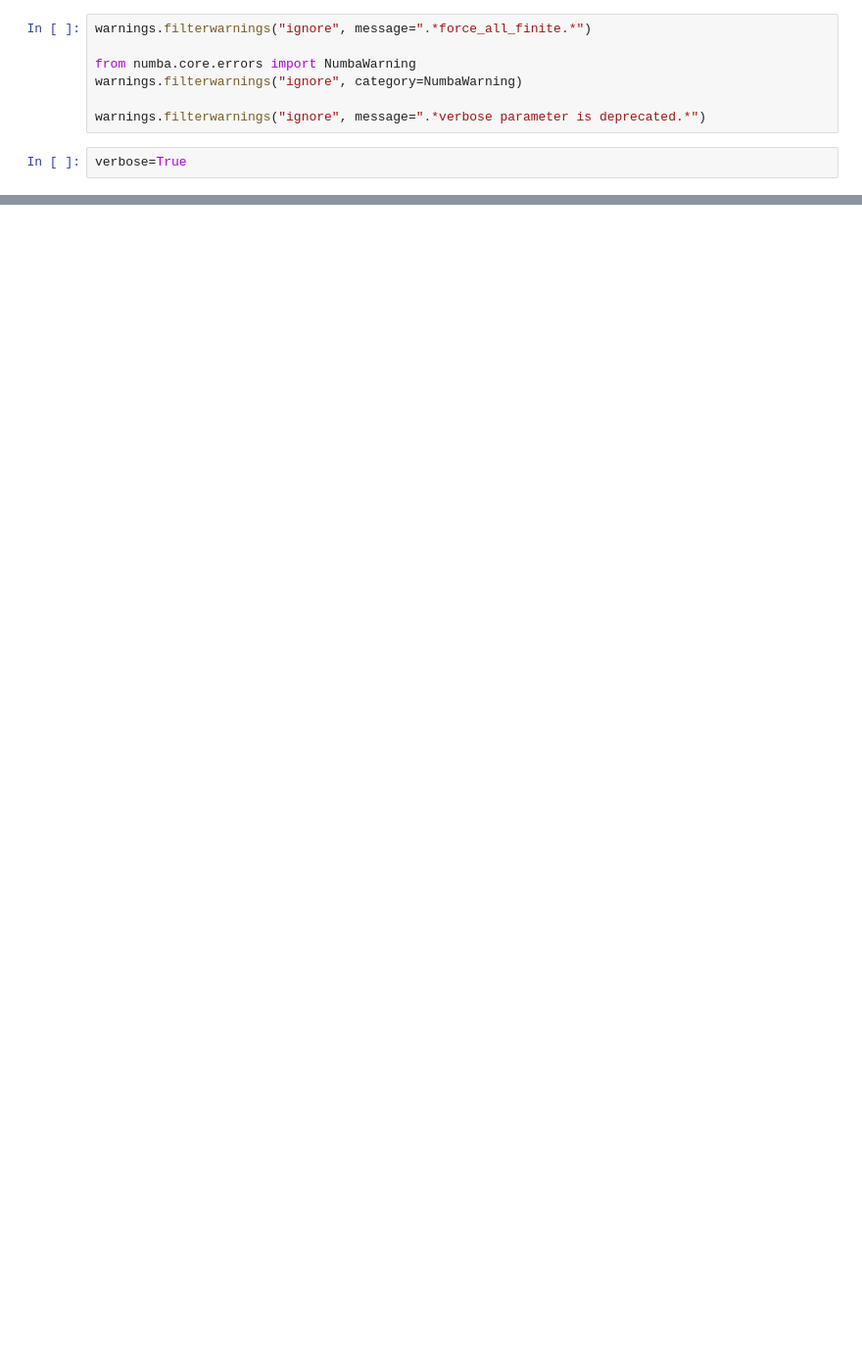
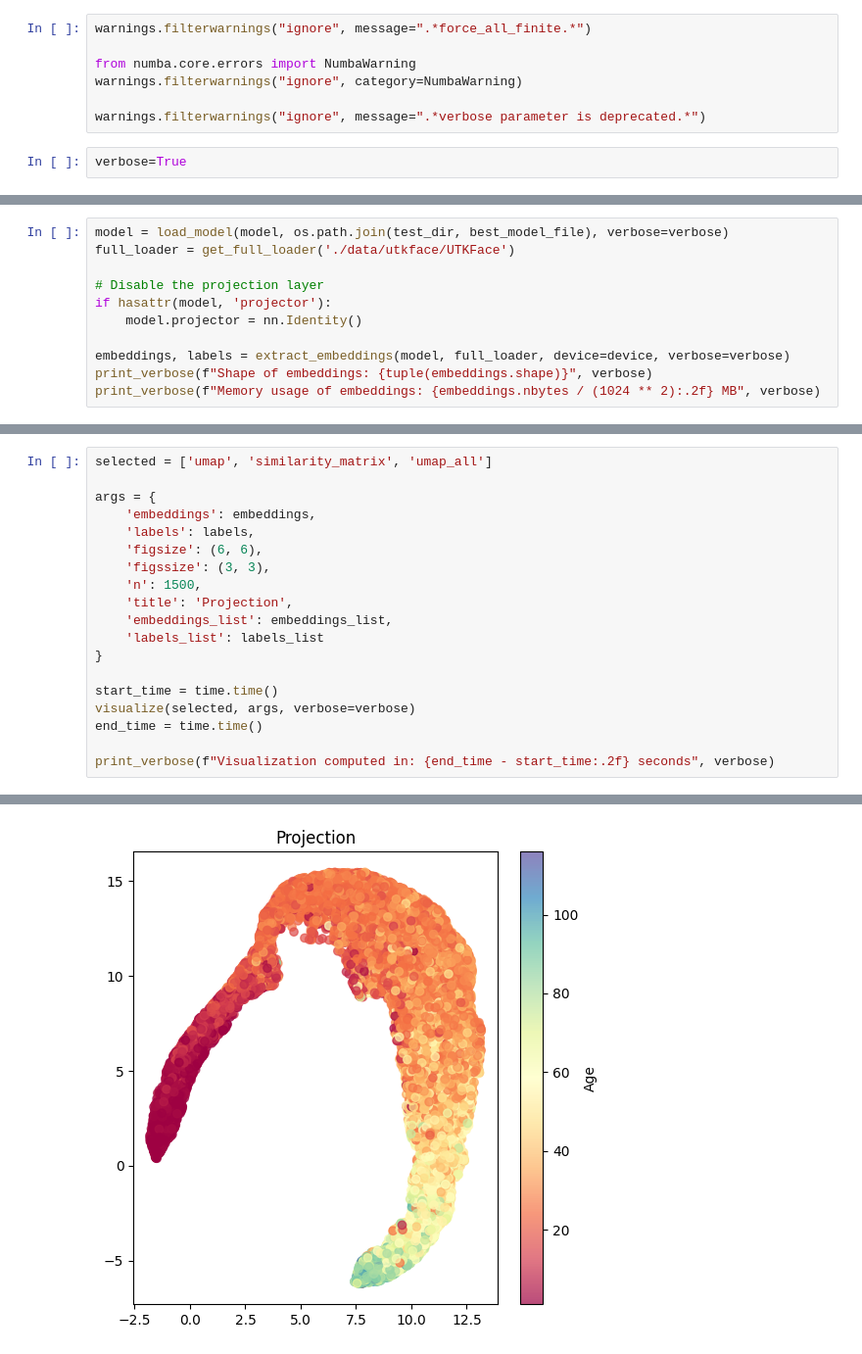
Before and after one commit to nicolaifrech/TumorMalignancyPrediction, a Jupyter notebook: 2d_RankNContrast.ipynb, the cells around one changed output, grey strips where cells are left out. Shown at 98% size. Cells and saved outputs as stored; diff of their text form; blank space fills up the shorter version.

Commit message:
refactored visualization to allow to choose plots

```diff
--- a/2d_RankNContrast.ipynb
+++ b/2d_RankNContrast.ipynb
@@ -102,0 +89,11 @@ print_verbose(f"Visualization computed in: {end_time - start_time:.2f} seconds",
+# %%
+model = load_model(model, os.path.join(test_dir, best_model_file), verbose=verbose)
+full_loader = get_full_loader('./data/utkface/UTKFace')
+
+# Disable the projection layer
+if hasattr(model, 'projector'):
+    model.projector = nn.Identity()
+
+embeddings, labels = extract_embeddings(model, full_loader, device=device, verbose=verbose)
+print_verbose(f"Shape of embeddings: {tuple(embeddings.shape)}", verbose)
+print_verbose(f"Memory usage of embeddings: {embeddings.nbytes / (1024 ** 2):.2f} MB", verbose)
@@ -102,0 +136,20 @@ print_verbose(f"Visualization computed in: {end_time - start_time:.2f} seconds",
+# %%
+selected = ['umap', 'similarity_matrix', 'umap_all']
+
+args = {
+    'embeddings': embeddings,
+    'labels': labels,
+    'figsize': (6, 6),
+    'figssize': (3, 3),
+    'n': 1500,
+    'title': 'Projection',
+    'embeddings_list': embeddings_list,
+    'labels_list': labels_list
+}
+
+start_time = time.time()
+visualize(selected, args, verbose=verbose)
+end_time = time.time()
+
+print_verbose(f"Visualization computed in: {end_time - start_time:.2f} seconds", verbose)
+# %% [output]
@@ -102,0 +158 @@ print_verbose(f"Visualization computed in: {end_time - start_time:.2f} seconds",
+[figure, added]
```
Also changed, not shown: parts of 9 cells of this notebook, 8 other files.
